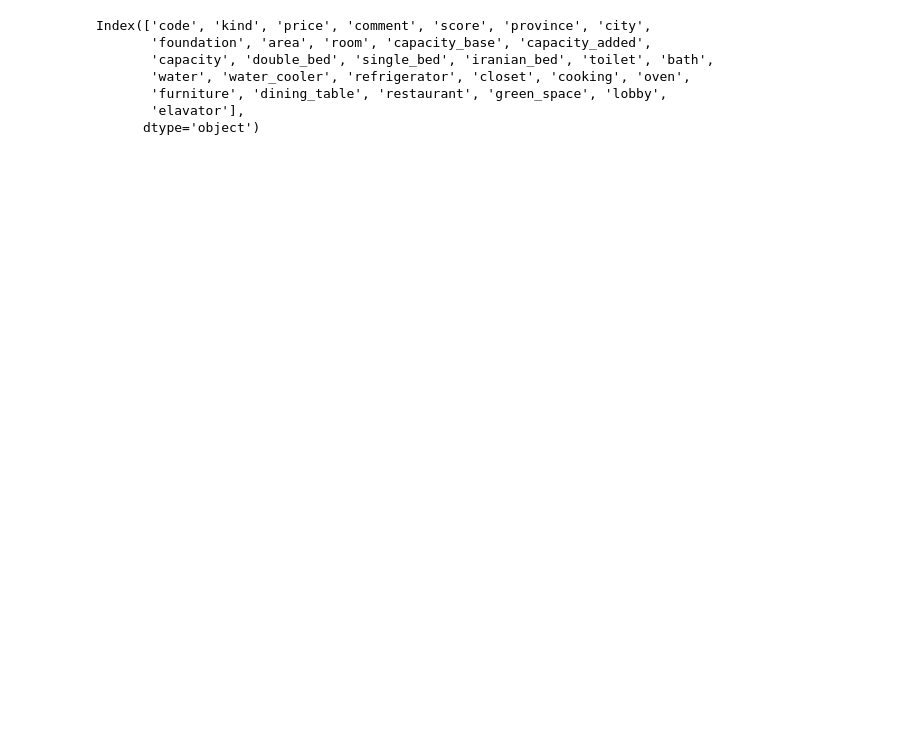
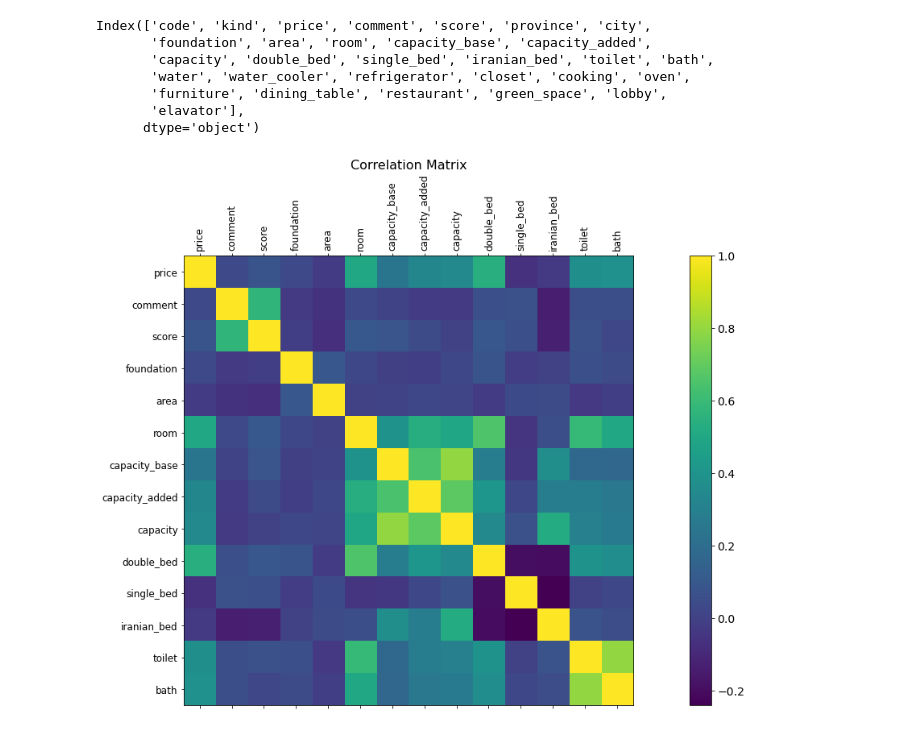
Before and after one commit to amiralimadadi/Jabama_WebScrap, a Jupyter notebook: Accommodations/2-Analysis.ipynb, the cells around one changed output. Saved outputs shown, nothing was run; the diff lists cells and outputs as text; code cells hidden in the pictures; blank space fills up the shorter version.

```diff
--- a/Accommodations/2-Analysis.ipynb
+++ b/Accommodations/2-Analysis.ipynb
@@ -276,3 +276,17 @@ Index(['code', 'kind', 'price', 'comment', 'score', 'province', 'city',
        'furniture', 'dining_table', 'restaurant', 'green_space', 'lobby',
        'elavator'],
       dtype='object')
+# %%
+df_correlation = df[['price', 'comment', 'score', 'foundation', 'area', 'room', 'capacity_base', 'capacity_added',
+       'capacity', 'double_bed', 'single_bed', 'iranian_bed', 'toilet', 'bath']]
+fig = plt.figure(figsize=(25, 10))
+plt.matshow(df_correlation.corr(), fignum=f.number)
+plt.xticks(range(df_correlation.select_dtypes(['number']).shape[1]), df_correlation.select_dtypes(['number']).columns
+           , fontsize=12, rotation=90)
+plt.yticks(range(df_correlation.select_dtypes(['number']).shape[1]), df_correlation.select_dtypes(['number']).columns
+           , fontsize=12)
+cb = plt.colorbar()
+cb.ax.tick_params(labelsize=14)
+plt.title('Correlation Matrix', fontsize=16);
+# %% [output]
+[figure, added]
```
Also changed, not shown: parts of 2 cells of this notebook.
